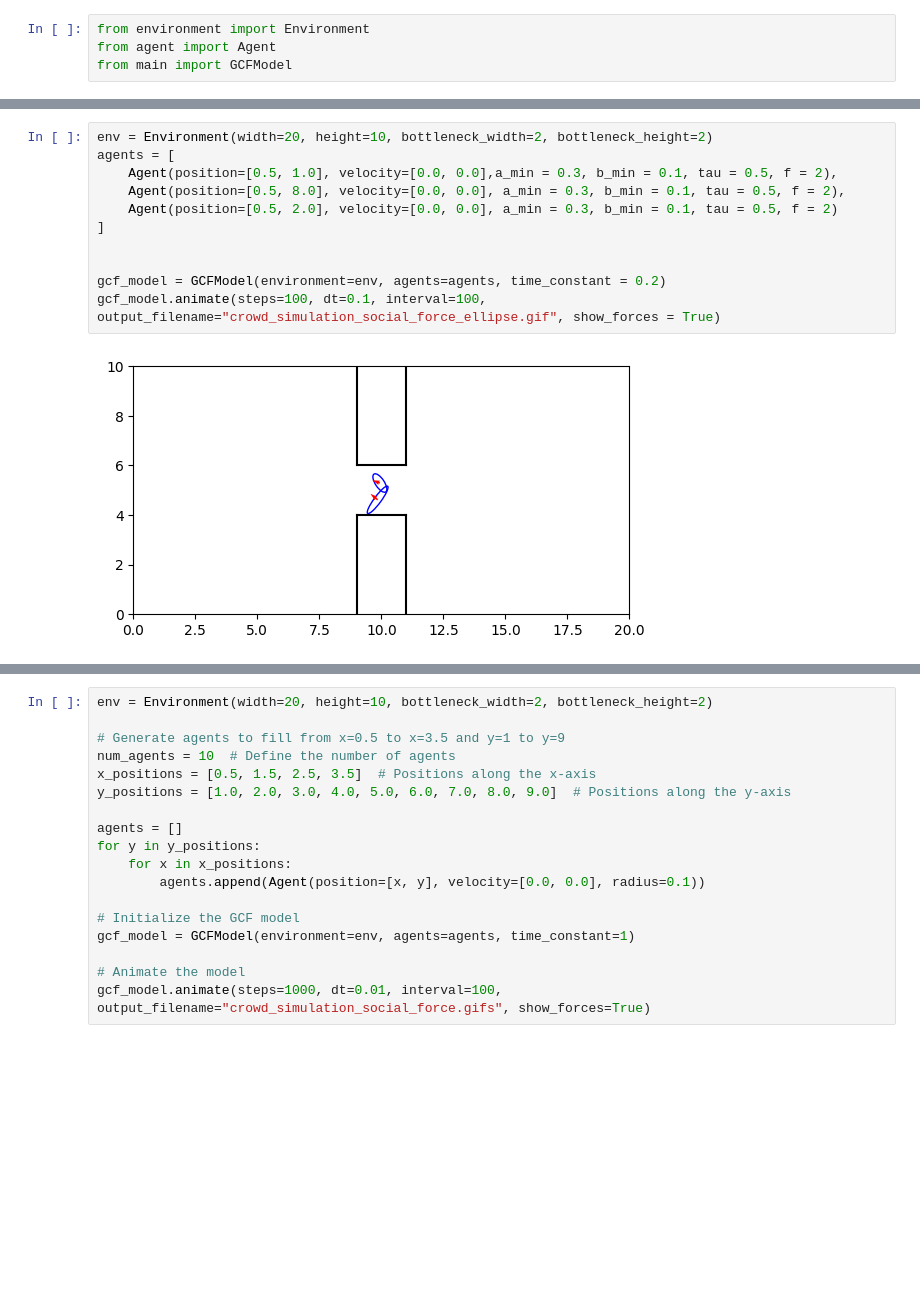
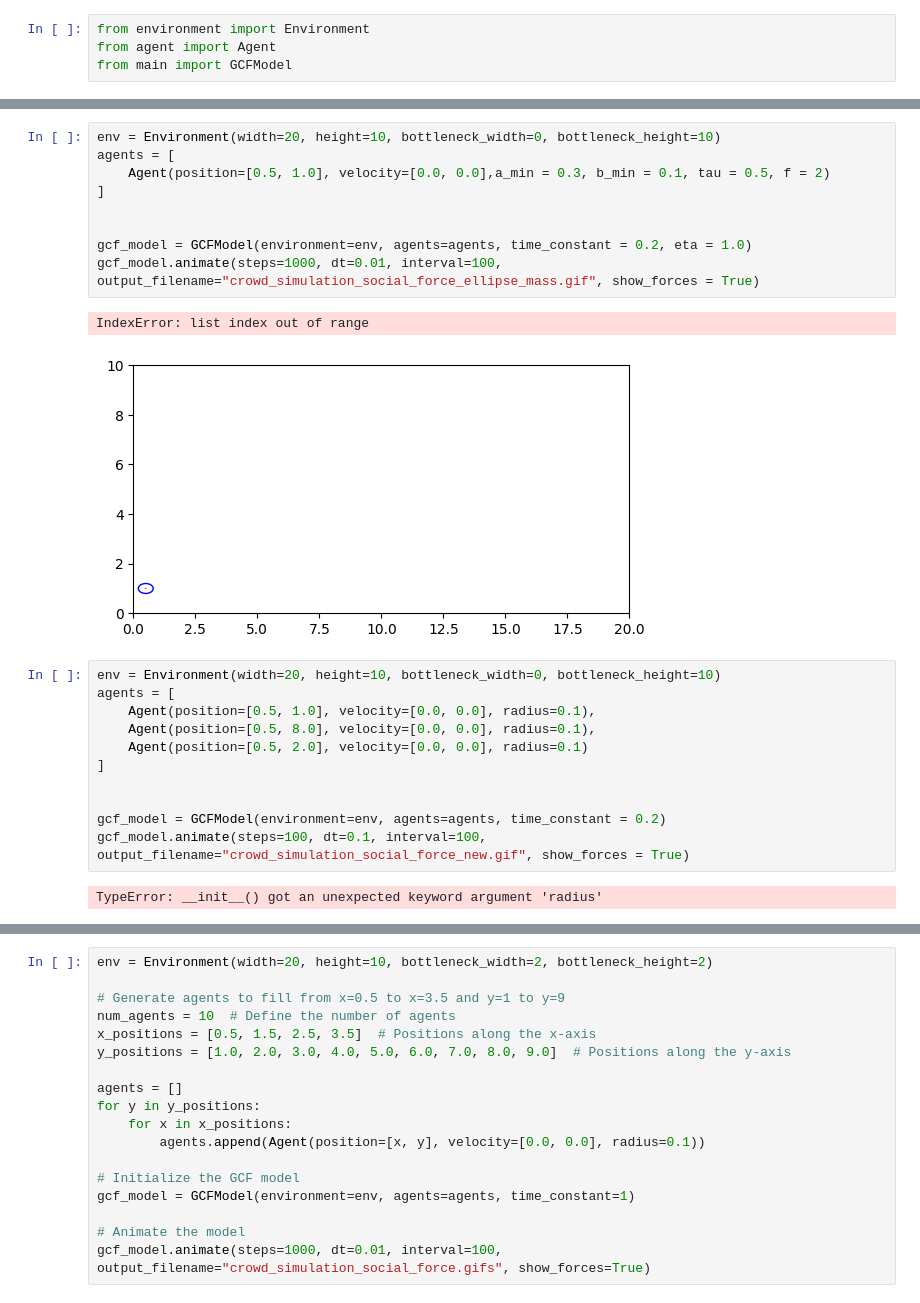
Before and after one commit to s2013568/DEM_test, a Jupyter notebook: Ageng_based_simulation/Force_based_model/test.ipynb, the cells around one changed output, grey strips where cells are left out. Saved outputs shown, nothing was run; the diff lists cells and outputs as text; blank space fills up the shorter version.

```diff
--- a/Ageng_based_simulation/Force_based_model/test.ipynb
+++ b/Ageng_based_simulation/Force_based_model/test.ipynb
@@ -5,13 +37,25 @@ from main import GCFModel
+# %%
+env = Environment(width=20, height=10, bottleneck_width=0, bottleneck_height=10)
+agents = [
+    Agent(position=[0.5, 1.0], velocity=[0.0, 0.0],a_min = 0.3, b_min = 0.1, tau = 0.5, f = 2)
+]
+
+
+gcf_model = GCFModel(environment=env, agents=agents, time_constant = 0.2, eta = 1.0)
+gcf_model.animate(steps=1000, dt=0.01, interval=100, output_filename="crowd_simulation_social_force_ellipse_mass.gif", show_forces = True)
+# %% [output]
+IndexError: list index out of range
+[figure, added]
 # %%
-env = Environment(width=20, height=10, bottleneck_width=2, bottleneck_height=2)
+env = Environment(width=20, height=10, bottleneck_width=0, bottleneck_height=10)
 agents = [
-    Agent(position=[0.5, 1.0], velocity=[0.0, 0.0],a_min = 0.3, b_min = 0.1, tau = 0.5, f = 2),
-    Agent(position=[0.5, 8.0], velocity=[0.0, 0.0], a_min = 0.3, b_min = 0.1, tau = 0.5, f = 2),
-    Agent(position=[0.5, 2.0], velocity=[0.0, 0.0], a_min = 0.3, b_min = 0.1, tau = 0.5, f = 2)
+    Agent(position=[0.5, 1.0], velocity=[0.0, 0.0], radius=0.1),
+    Agent(position=[0.5, 8.0], velocity=[0.0, 0.0], radius=0.1),
+    Agent(position=[0.5, 2.0], velocity=[0.0, 0.0], radius=0.1)
 ]
 
 
 gcf_model = GCFModel(environment=env, agents=agents, time_constant = 0.2)
-gcf_model.animate(steps=100, dt=0.1, interval=100, output_filename="crowd_simulation_social_force_ellipse.gif", show_forces = True)
+gcf_model.animate(steps=100, dt=0.1, interval=100, output_filename="crowd_simulation_social_force_new.gif", show_forces = True)
 # %% [output]
-[figure, removed]
+TypeError: __init__() got an unexpected keyword argument 'radius'
```
Also changed, not shown: parts of 3 cells of this notebook, 6 other files.
